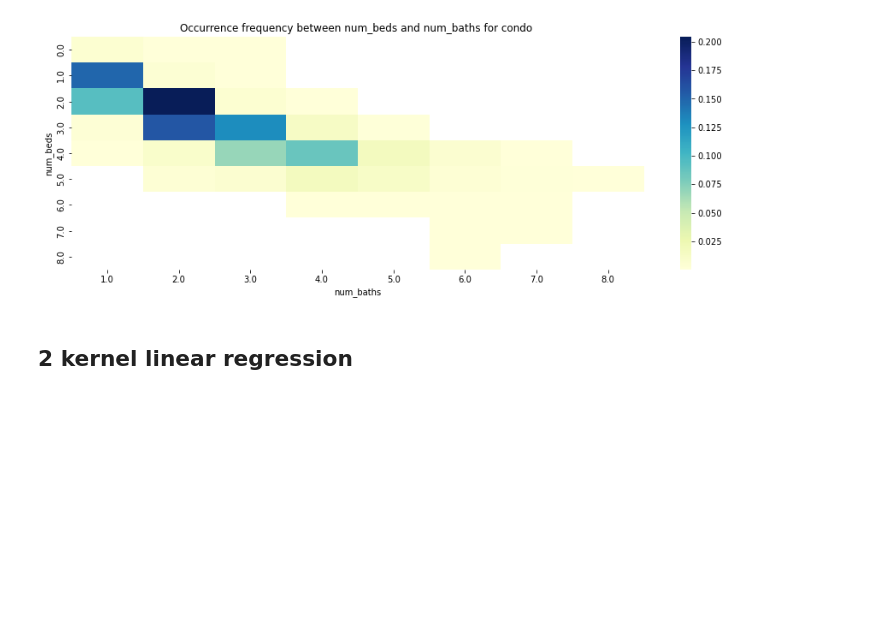
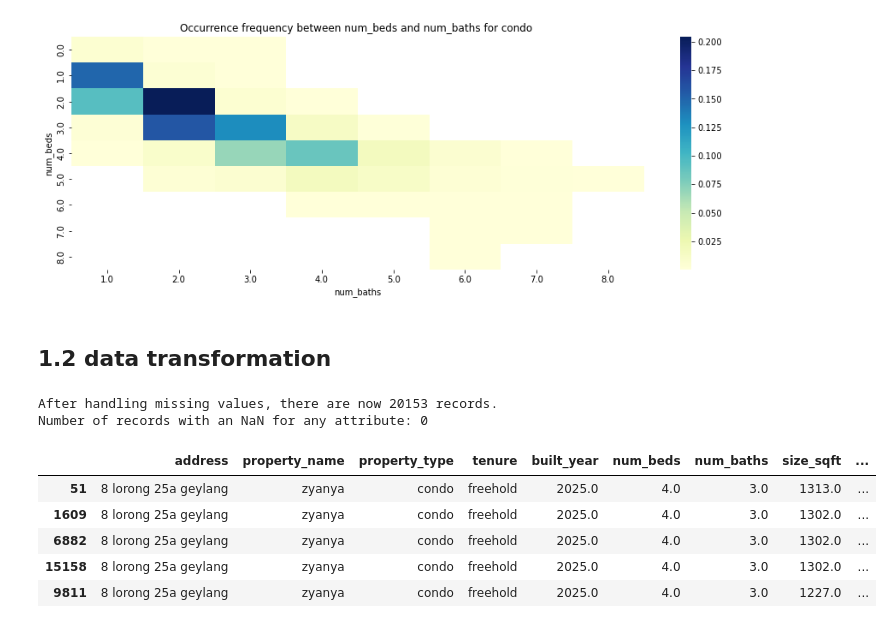
Before and after one commit to PigeonPhobia/no-bylan-regressor, a Jupyter notebook: Jiechen_EDA.ipynb, the cells around one changed output. Cells and saved outputs as stored; diff of their text form; code cells hidden in the pictures; blank space fills up the shorter version.

Commit message:
add transformation part

```diff
--- a/Jiechen_EDA.ipynb
+++ b/Jiechen_EDA.ipynb
@@ -217,8 +187,53 @@ heatmap_y(columns, df_train.loc[df_train['property_type'] == 'condo'], (15,5), s
 | 7.0 | NaN | NaN | NaN | NaN | NaN | 0.000104 | 0.000104 | NaN |
 | 8.0 | NaN | NaN | NaN | NaN | NaN | 0.000104 | NaN | NaN |
 [figure]
-# %% [markdown]
-## 2 kernel linear regression
+# %% [markdown]
+## 1.2 data transformation
+# %%
+# Baoqi part ---- lat, lng & subzone
+df_train = raw_data_train.copy()
+
+lat_mask_global = raw_data_train['lat'] > 1.5
+lng_mask_global = (raw_data_train['lng'] > 105) | (raw_data_train['lng'] < 103)
+preprocess.fix_abnormal_geo_location(df_train)
+
+preprocess.map_subzone_by_geo_location_knn(df_train)
+
+# Lianda part ---- property_type, tenure & year
+preprocess.process_property_type(df_train)
+preprocess.normalize_tenure(df_train)
+
+# handle missing value in year attribute
+df_train.sort_values(by=['title', 'built_year'], inplace=True)
+df_train['built_year'].fillna(method='ffill', inplace=True)
+
+#handle missing value in tenure attribute
+df_train.loc[df_train['tenure'].isna(), 'tenure'] = 99
+
+# Jiechen part ---- num_beds & num_baths
+preprocess.process_num_beds_and_baths(df_train)
+
+# Mingyue part ---- sqft & price
+preprocess.df_process_size_sqft(df_train)
+preprocess.df_process_price(df_train)
+
+droplist = ['listing_id', 'title', 'elevation', 'floor_level', 'available_unit_types', 'total_num_units',
+            'property_details_url', 'planning_area']
+df_train.drop(columns = droplist, inplace=True)
+
+print('After handling missing values, there are now {} records.'.format(df_train.shape[0]))
+print('Number of records with an NaN for any attribute: {}'.format((df_train.isna().sum(axis=1) > 0).sum()))
+# %% [output]
+After handling missing values, there are now 20153 records.
+Number of records with an NaN for any attribute: 0
 # %%
-from sklearn.linear_model import LinearRegression
-from sklearn.kernel_ridge import KernelRidge
+df_train.head()
+
+# df_train['subzone'].value_counts()
+# %% [output]
+|  | address | property_name | property_type | tenure | built_year | num_beds | num_baths | size_sqft | ... |
+| 51 | 8 lorong 25a geylang | zyanya | condo | freehold | 2025.0 | 4.0 | 3.0 | 1313.0 | ... |
+| 1609 | 8 lorong 25a geylang | zyanya | condo | freehold | 2025.0 | 4.0 | 3.0 | 1302.0 | ... |
+| 6882 | 8 lorong 25a geylang | zyanya | condo | freehold | 2025.0 | 4.0 | 3.0 | 1302.0 | ... |
+| 15158 | 8 lorong 25a geylang | zyanya | condo | freehold | 2025.0 | 4.0 | 3.0 | 1302.0 | ... |
+| 9811 | 8 lorong 25a geylang | zyanya | condo | freehold | 2025.0 | 4.0 | 3.0 | 1227.0 | ... |
```
Also changed, not shown: parts of 11 cells of this notebook, 1 other file.
